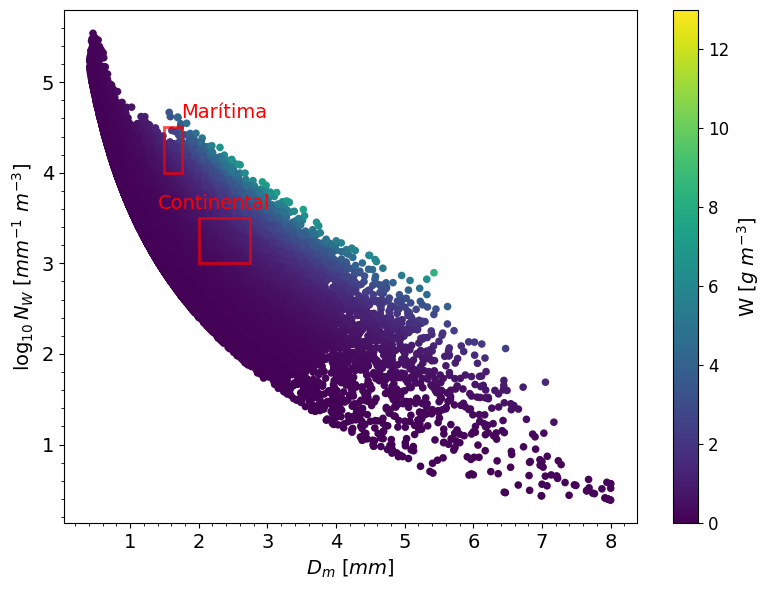
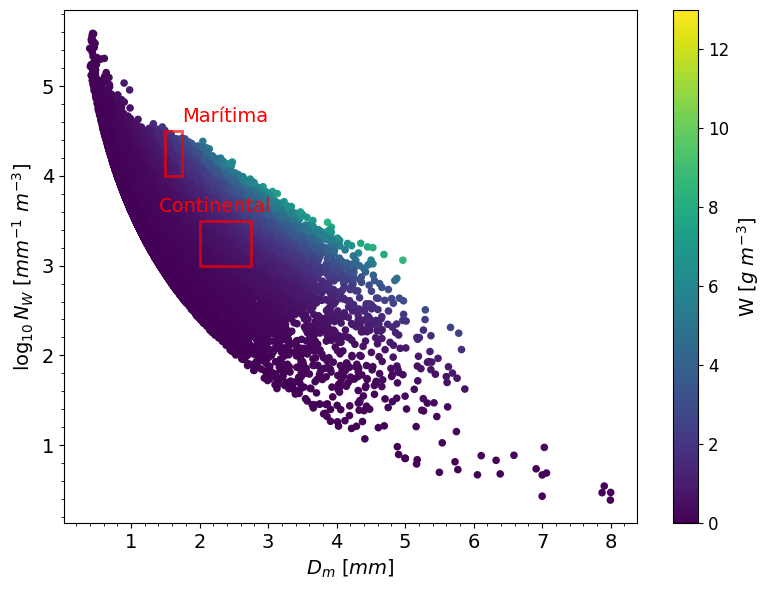
The change to this notebook cell's code, shown as a diff; its figure went from the first image to the second:
--- before
+++ after
@@ -67,6 +67,6 @@
 
 plt.tight_layout()
-plt.savefig(instrument_path / "Montañita_San_Antonio_Dm_Nw_W.png", 
-            dpi=300, 
-            bbox_inches='tight')
+# plt.savefig(instrument_path / "Montañita_San_Antonio_Dm_Nw_W.png", 
+#             dpi=300, 
+#             bbox_inches='tight')
 plt.show()

Commit: Filter bug fix